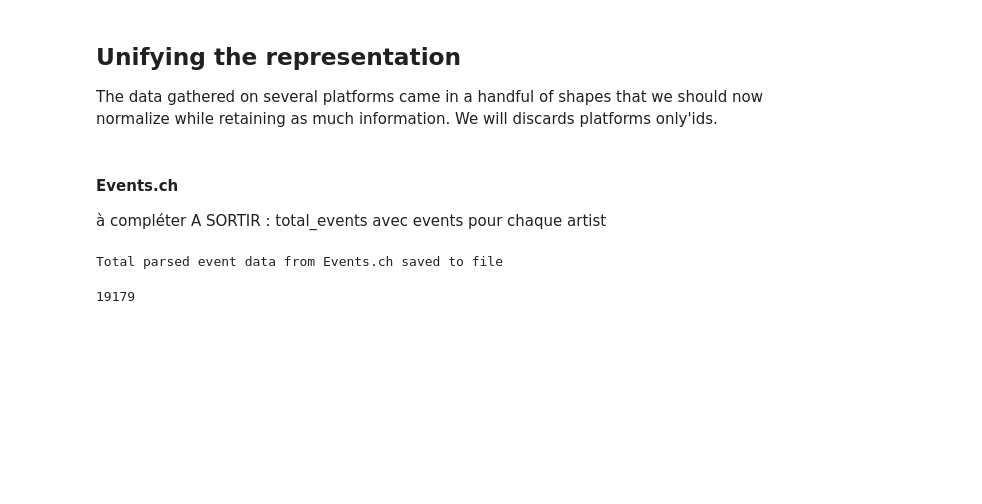
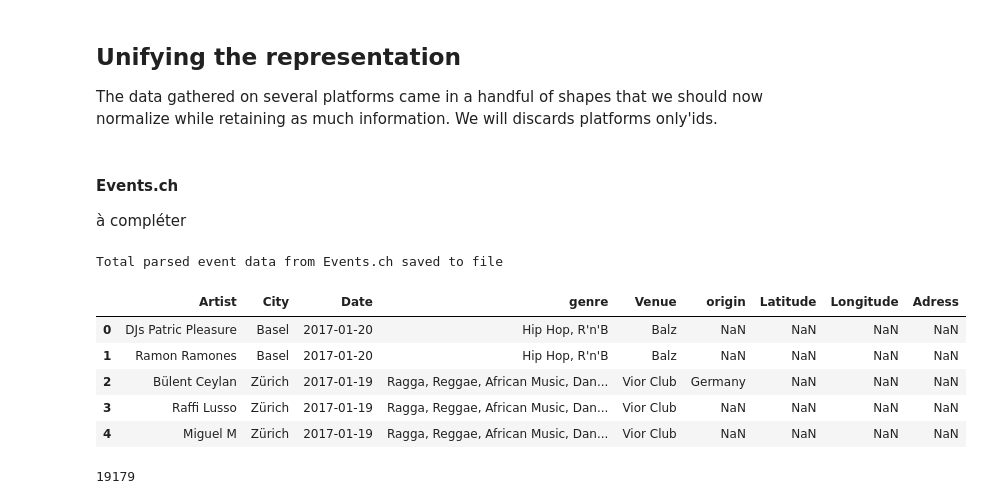
Before and after one commit to sareban/ada-project, a Jupyter notebook: Preprocessing.ipynb, the cells around one changed output. Drawn from its saved outputs; the diff is of its cells as text; code cells hidden in the pictures; blank space fills up the shorter version.

```diff
--- a/Preprocessing.ipynb
+++ b/Preprocessing.ipynb
@@ -29,7 +29,6 @@ The data gathered on several platforms came in a handful of shapes that we shoul
 # %% [markdown]
 #### Events.ch
 à compléter
-A SORTIR : total_events avec events pour chaque artist
 # %%
 total_eventsch = pd.read_csv(os.path.join('./total_eventsch.csv'))
 total_eventsch['Date'] = pd.to_datetime(total_eventsch['Date'])
@@ -98,6 +97,20 @@ pd.DataFrame(total_eventsch_parsed, columns=list(total_eventsch_parsed.columns))
 print('Total parsed event data from Events.ch saved to file')
 # %% [output]
 Total parsed event data from Events.ch saved to file
+# %%
+total_eventsch_parsed.head()
+total_eventsch_parsed.rename(columns={'Genre': 'genre'}, inplace=True)
+total_eventsch_parsed['Latitude'] = np.nan
+total_eventsch_parsed['Longitude'] = np.nan
+total_eventsch_parsed['Adress'] = np.nan
+total_eventsch_parsed.head()
+# %% [output]
+|  | Artist | City | Date | genre | Venue | origin | Latitude | Longitude | Adress |
+| 0 | DJs Patric Pleasure | Basel | 2017-01-20 | Hip Hop, R'n'B | Balz | NaN | NaN | NaN | NaN |
+| 1 | Ramon Ramones | Basel | 2017-01-20 | Hip Hop, R'n'B | Balz | NaN | NaN | NaN | NaN |
+| 2 | Bülent Ceylan | Zürich | 2017-01-19 | Ragga, Reggae, African Music, Dan... | Vior Club | Germany | NaN | NaN | NaN |
+| 3 | Raffi Lusso | Zürich | 2017-01-19 | Ragga, Reggae, African Music, Dan... | Vior Club | NaN | NaN | NaN | NaN |
+| 4 | Miguel M | Zürich | 2017-01-19 | Ragga, Reggae, African Music, Dan... | Vior Club | NaN | NaN | NaN | NaN |
 # %%
 total_eventsch_artists = total_eventsch_processed.copy()
 total_eventsch_artists.drop('Date', axis=1, inplace = True)
```
Also changed, not shown: parts of 47 cells of this notebook, 3 other files.
